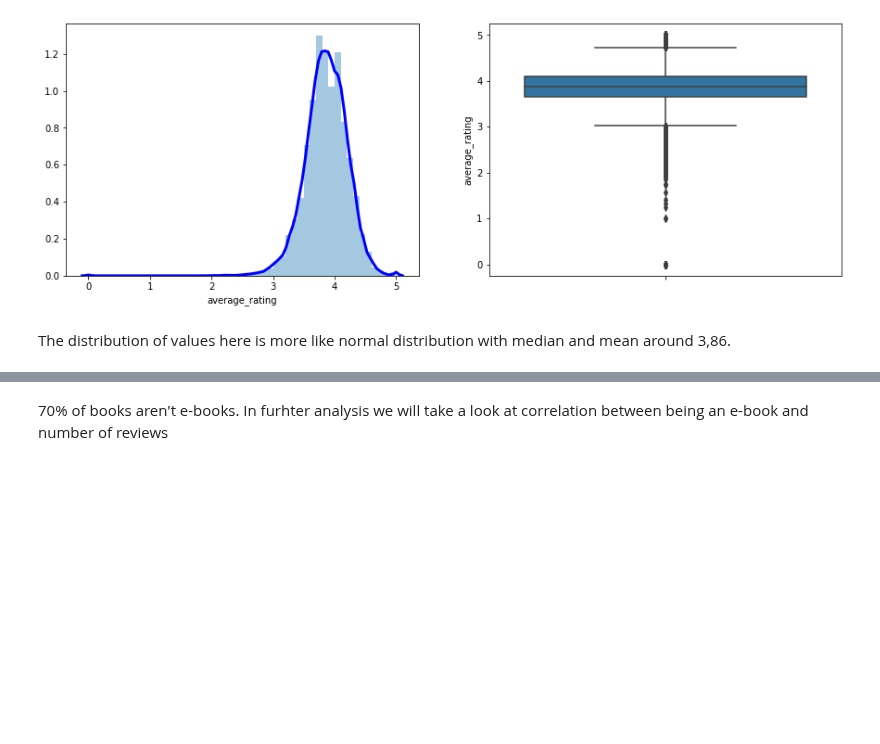
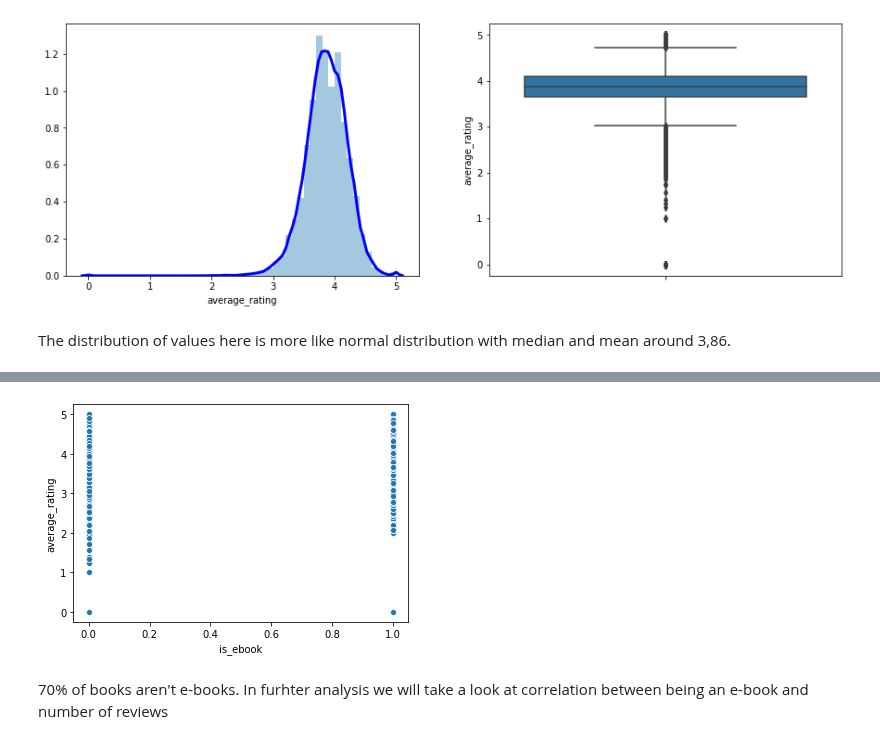
Before and after one commit to Pomichal/oznal-project, a Jupyter notebook: notebooks/DataAnalysis.ipynb, the cells around one changed output, grey strips where cells are left out. Cells and saved outputs as stored; diff of their text form; code cells hidden in the pictures; blank space fills up the shorter version.

```diff
--- a/notebooks/DataAnalysis.ipynb
+++ b/notebooks/DataAnalysis.ipynb
@@ -178,5 +236,9 @@ Ratio of False: 0.702102828754363%
 <matplotlib.axes._subplots.AxesSubplot at 0x...>
 [figure]
+# %%
+ax = sns.scatterplot(x="is_ebook", y="average_rating", data=books)
+# %% [output]
+[figure, added]
 # %% [markdown]
 70% of books aren't e-books. In furhter analysis we will take a look at correlation between being an e-book and number of reviews
 # %% [markdown]
```
Also changed, not shown: parts of 44 cells of this notebook, 3 other files.
